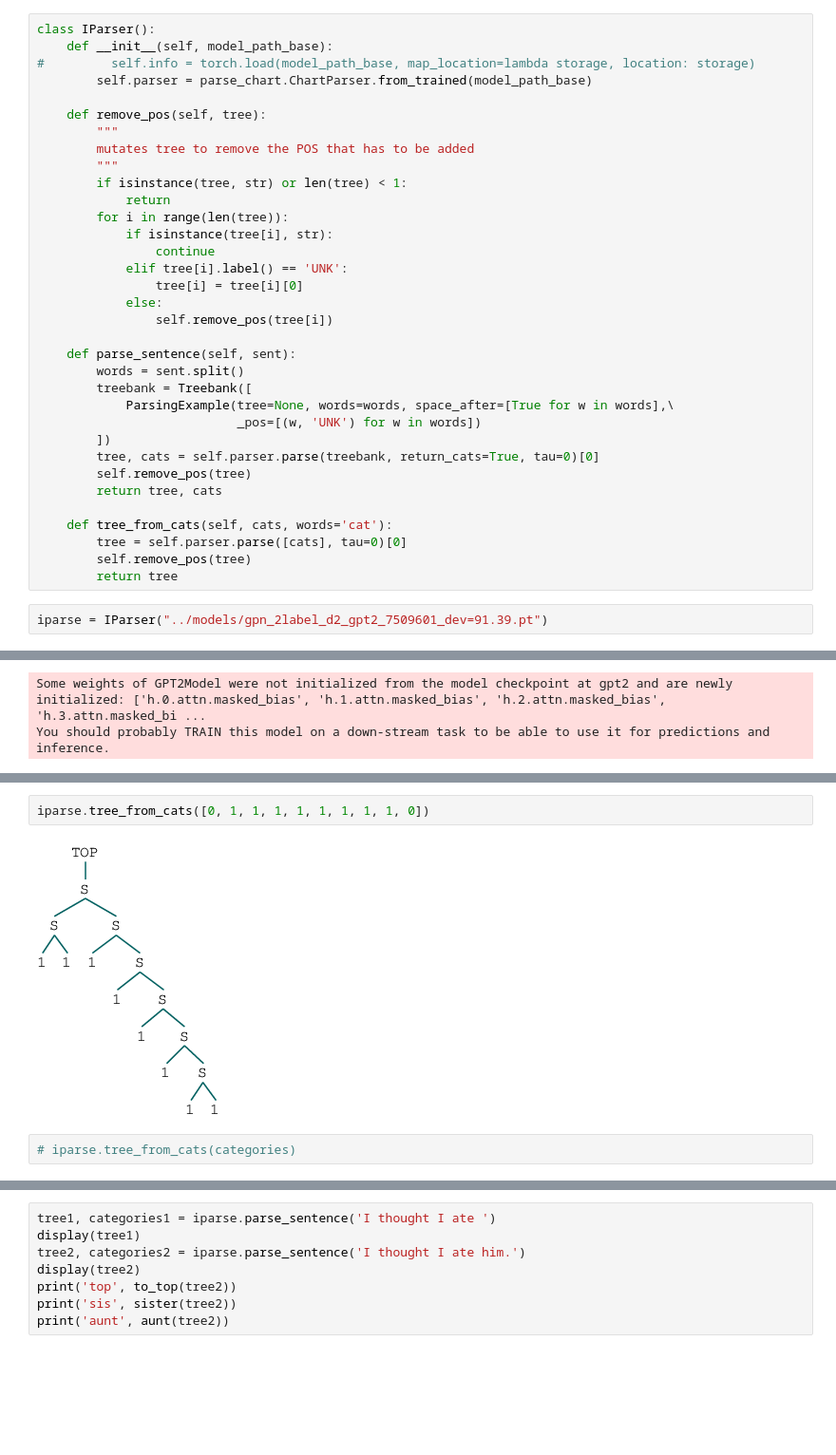
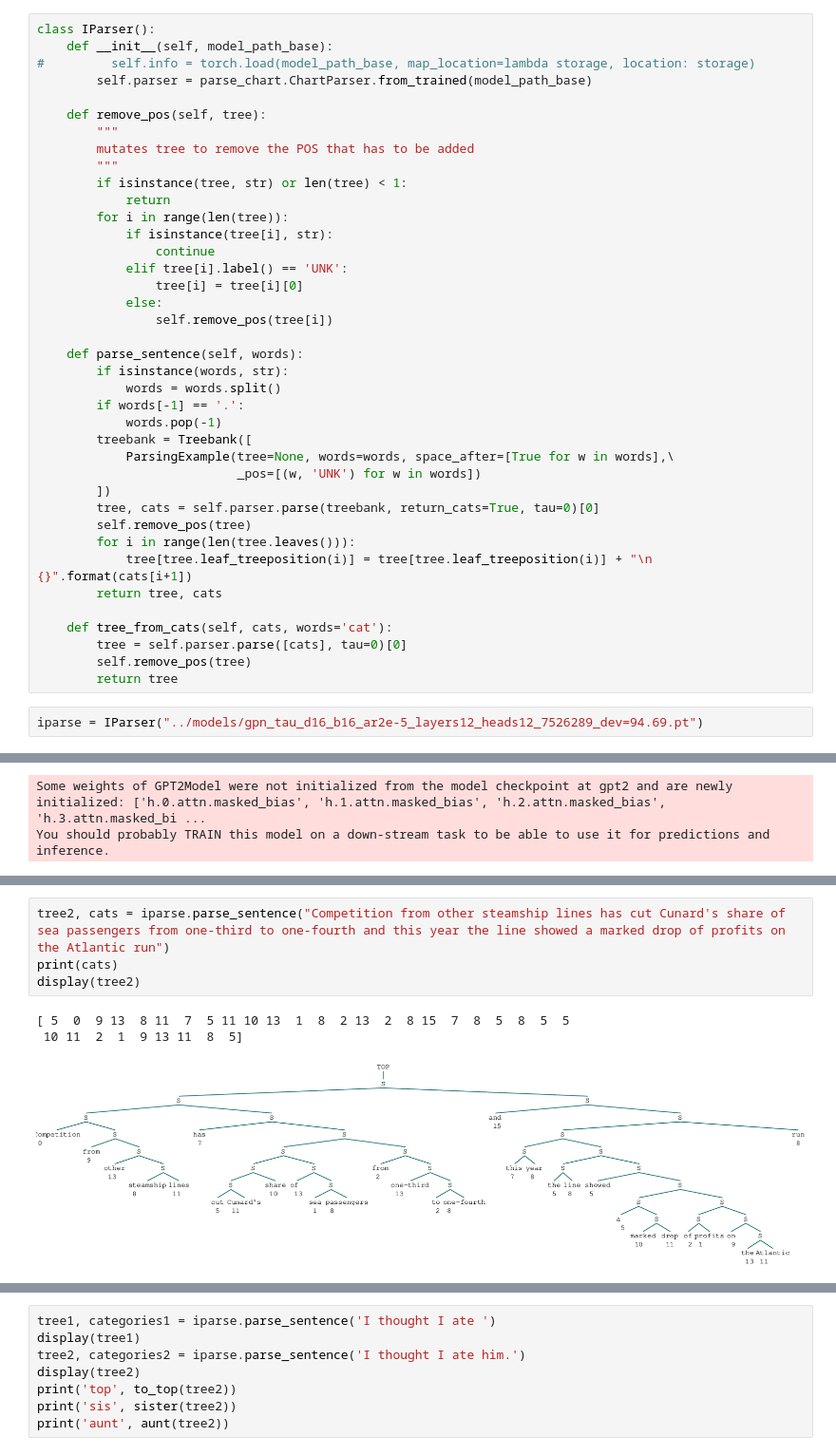
Before and after one commit to thomaslu2000/Incremental-Parsing-Representations, a Jupyter notebook: analysis/interactive.ipynb, the cells around one changed output, grey strips where cells are left out. Shown at 95% size. Saved outputs shown, nothing was run; the diff lists cells and outputs as text; blank space fills up the shorter version.

```diff
--- a/analysis/interactive.ipynb
+++ b/analysis/interactive.ipynb
@@ -39,14 +44,19 @@ class IParser():
             else:
                 self.remove_pos(tree[i])
 
-    def parse_sentence(self, sent):
-        words = sent.split()
+    def parse_sentence(self, words):
+        if isinstance(words, str):
+            words = words.split()
+        if words[-1] == '.':
+            words.pop(-1)
         treebank = Treebank([
             ParsingExample(tree=None, words=words, space_after=[True for w in words],\
                            _pos=[(w, 'UNK') for w in words])
         ])
         tree, cats = self.parser.parse(treebank, return_cats=True, tau=0)[0]
         self.remove_pos(tree)
+        for i in range(len(tree.leaves())):
+            tree[tree.leaf_treeposition(i)] = tree[tree.leaf_treeposition(i)] + "\n {}".format(cats[i+1])
         return tree, cats
 
     def tree_from_cats(self, cats, words='cat'):
@@ -54,7 +64,7 @@ class IParser():
         self.remove_pos(tree)
         return tree
 # %%
-iparse = IParser("../models/gpn_2label_d2_gpt2_7509601_dev=91.39.pt")
+iparse = IParser("../models/gpn_tau_d16_b16_ar2e-5_layers12_heads12_7526289_dev=94.69.pt")
 # %% [output]
 gpt2
 Some weights of GPT2Model were not initialized from the model checkpoint at gpt2 and are newly initialized: ['h.0.attn.masked_bias', 'h.1.attn.masked_bias', 'h.2.attn.masked_bias', 'h.3.attn.masked_bi ...
@@ -69,6 +72,8 @@ display(tree2)
-# %%
-iparse.tree_from_cats([0, 1, 1, 1, 1, 1, 1, 1, 1, 0])
-# %% [output]
-[figure, removed]
-# %%
-# iparse.tree_from_cats(categories)
+# %%
+tree2, cats = iparse.parse_sentence("Competition from other steamship lines has cut Cunard's share of sea passengers from one-third to one-fourth and this year the line showed a marked drop of profits on the Atlantic run")
+print(cats)
+display(tree2)
+# %% [output]
+[ 5  0  9 13  8 11  7  5 11 10 13  1  8  2 13  2  8 15  7  8  5  8  5  5
+ 10 11  2  1  9 13 11  8  5]
+[figure, added]
```
Also changed, not shown: parts of 19 cells of this notebook, 6 other files.
